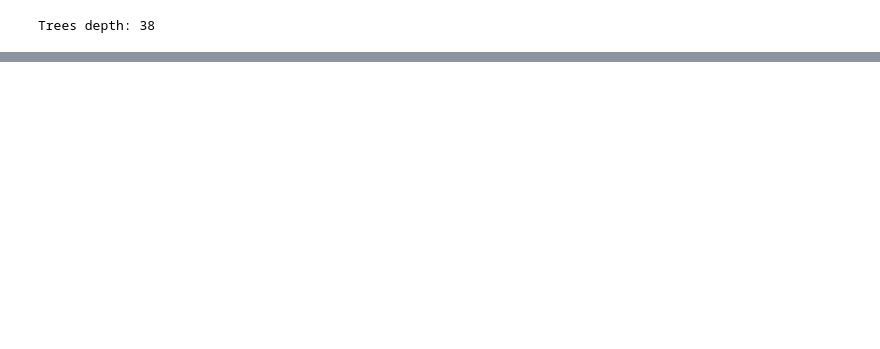
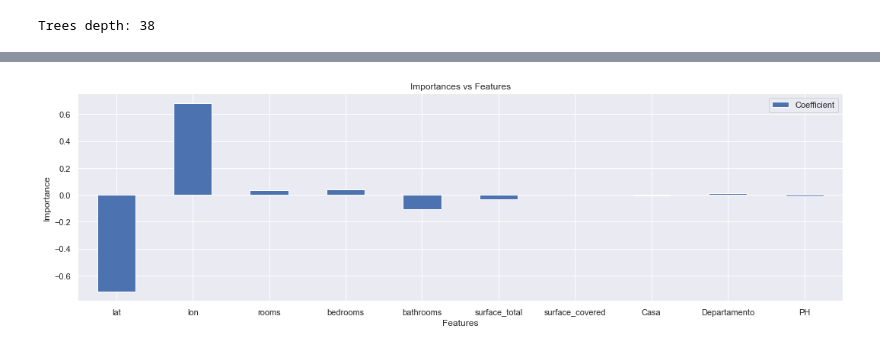
Before and after one commit to ricardoleoncorreia/buenos-aires-house-price-predictor, a Jupyter notebook: DS_Proyecto_02.ipynb, the cells around one changed output, grey strips where cells are left out. Saved outputs shown, nothing was run; the diff lists cells and outputs as text; code cells hidden in the pictures; blank space fills up the shorter version.

```diff
--- a/DS_Proyecto_02.ipynb
+++ b/DS_Proyecto_02.ipynb
@@ -674,0 +719,4 @@ dataset.iloc[invalid_indexes]
+# %%
+study_principal_component(1)
+# %% [output]
+[figure, added]
```
Also changed, not shown: parts of 86 cells of this notebook, 1 other file.
